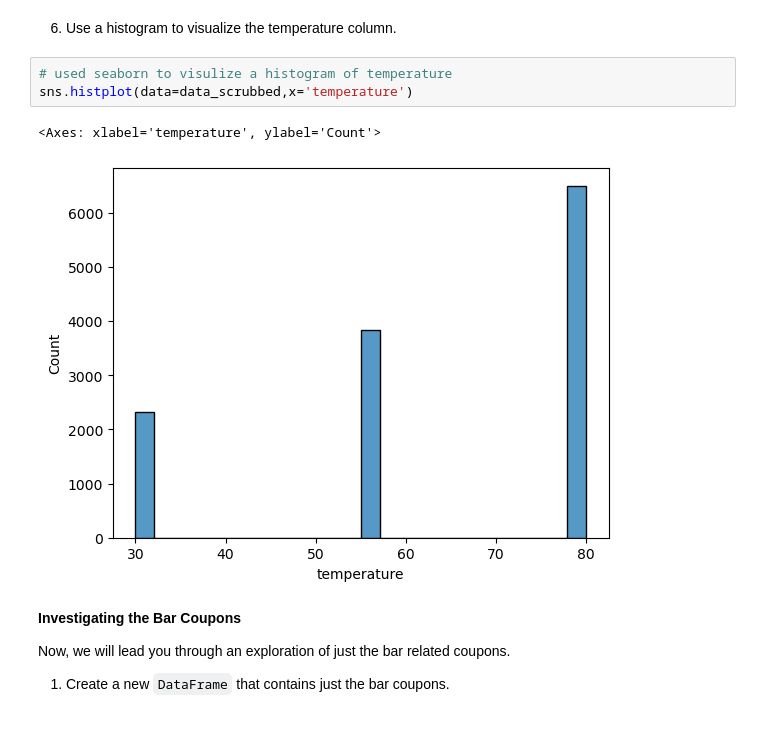
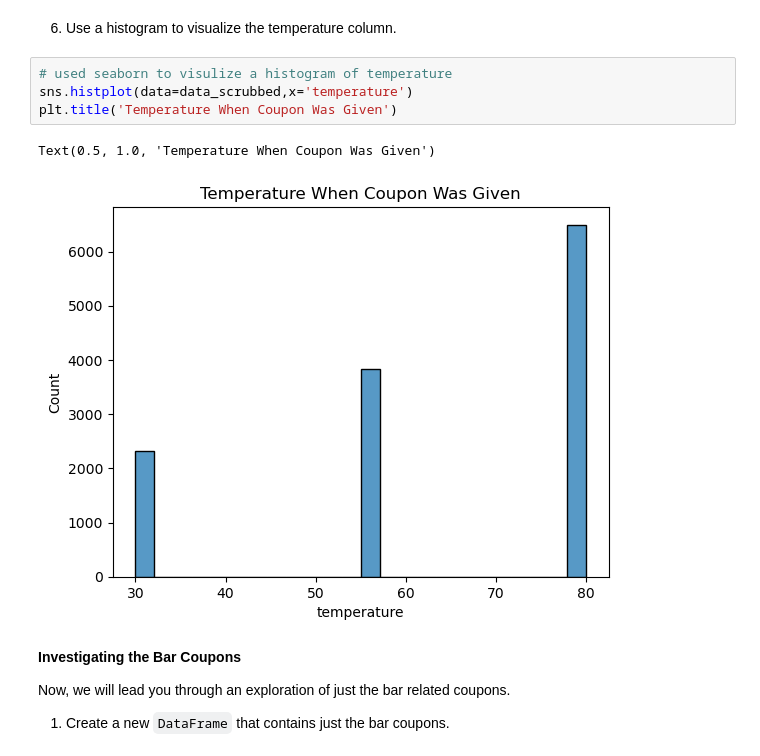
Before and after one commit to BrianPlace9151/Berkeley-MLAI-Cert-Mod-5_1-Coupons-Assignment, a Jupyter notebook: prompt.ipynb, the cells around one changed output. Saved outputs shown, nothing was run; the diff lists cells and outputs as text; blank space fills up the shorter version.

```diff
--- a/prompt.ipynb
+++ b/prompt.ipynb
@@ -256,9 +256,10 @@ Text(0.5, 1.0, 'Coupons Offered')
 # %%
 # used seaborn to visulize a histogram of temperature
 sns.histplot(data=data_scrubbed,x='temperature')
+plt.title('Temperature When Coupon Was Given')
 # %% [output]
-<Axes: xlabel='temperature', ylabel='Count'>
+Text(0.5, 1.0, 'Temperature When Coupon Was Given')
-[figure, old version]
+[figure, new version]
 # %% [markdown]
 **Investigating the Bar Coupons**
 
```
Also changed, not shown: parts of 9 cells of this notebook.
